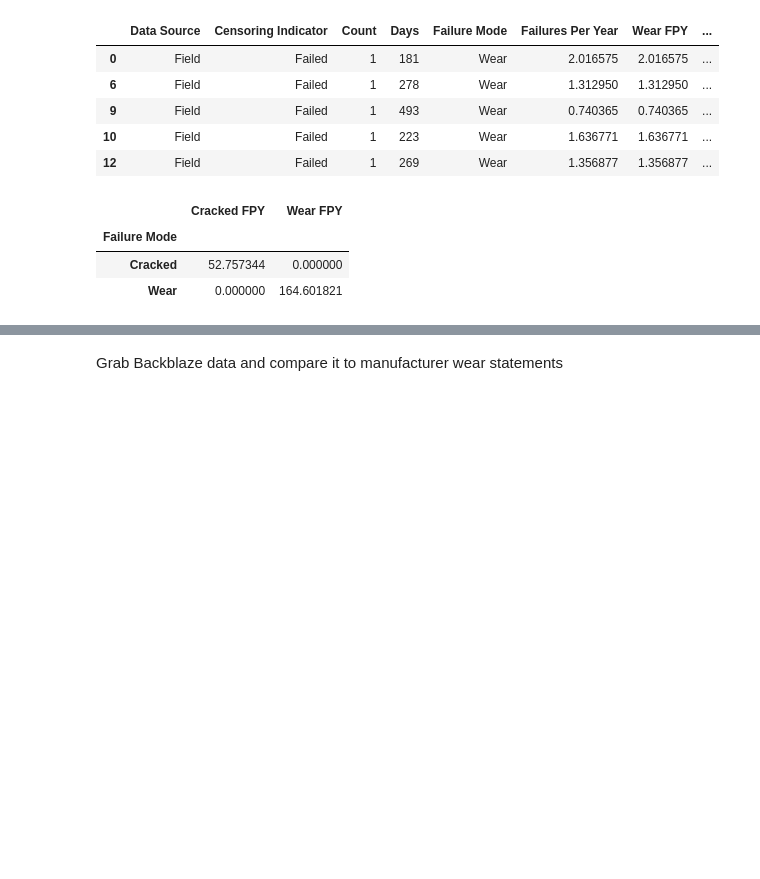
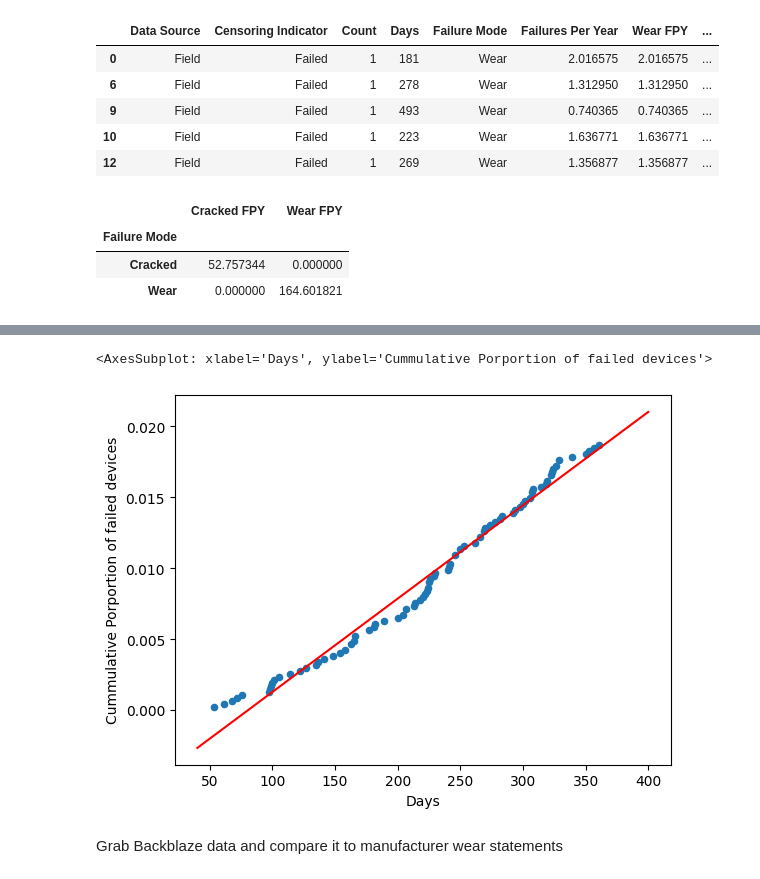
Before and after one commit to football3o/cs105_final, a Jupyter notebook: Final_Project.ipynb, the cells around one changed output, grey strips where cells are left out. Cells and saved outputs as stored; diff of their text form; code cells hidden in the pictures; blank space fills up the shorter version.

```diff
--- a/Final_Project.ipynb
+++ b/Final_Project.ipynb
@@ -120,0 +199,10 @@ lab_fpy
+# %%
+from sklearn.linear_model import LinearRegression
+
+X_train = fail_df_new_train[["Days"]]
+X_test = fail_df_new_test[["Days"]]
+y_train = fail_df_new_train["Cummulative Porportion of failed devices"]
+
+model = LinearRegression()
+model.fit(X=X_train, y=y_train)
+model.predict(X=X_test)
@@ -121,3 +218,23 @@ lab_fpy
+# %%
+import numpy as np
+
+X_new = pd.DataFrame()
+# create a sequence of 200 evenly spaced numbers from 10 to 41
+X_new["Days"] = np.linspace(40, 400, num=200)
+
+# create a Series out of the predicted values
+# (trailing underscore indicates fitted values)
+y_new_ = pd.Series(
+    model.predict(X_new), # y values in Series.plot.line()
+    index=X_new["Days"]    # x values in Series.plot.line()
+)
+
+# plot the data, then the model
+fail_df_new_train.plot.scatter(x="Days", y="Cummulative Porportion of failed devices")
+y_new_.plot.line(color='red')
+# %% [output]
+<AxesSubplot: xlabel='Days', ylabel='Cummulative Porportion of failed devices'>
+[figure, added]
 # %% [markdown]
 Grab Backblaze data and compare it to manufacturer wear statements
 # %%
```
Also changed, not shown: parts of 9 cells of this notebook.
